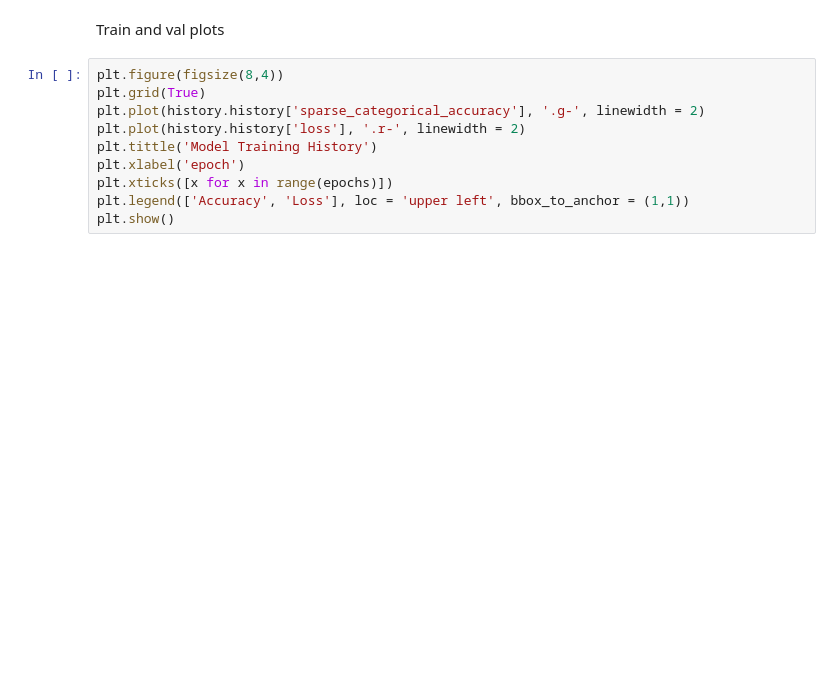
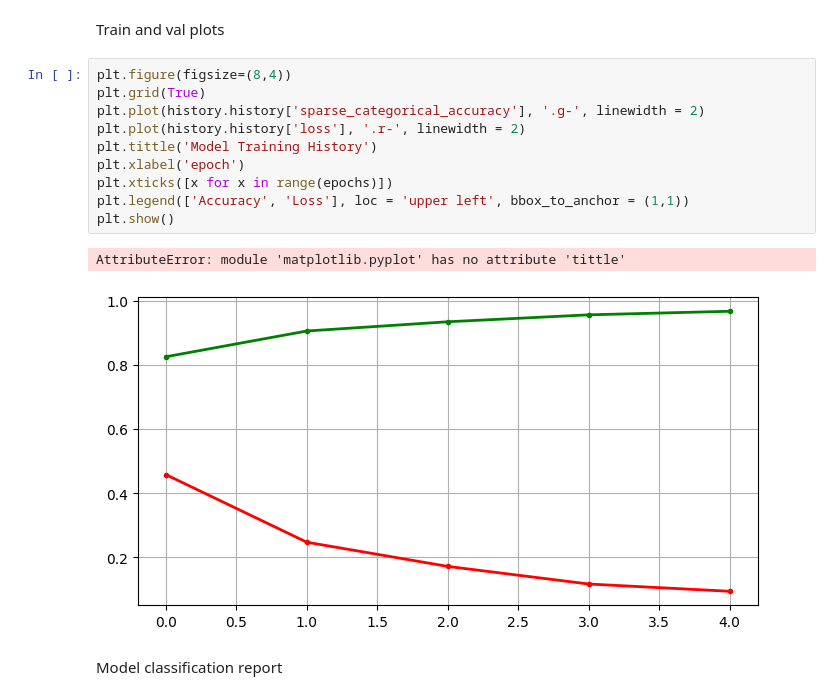
Before and after one commit to Tusharchauhan1302/Brain_Tumor_Detection, a Jupyter notebook: Brain.ipynb, the cells around one changed output. Cells and saved outputs as stored; diff of their text form; blank space fills up the shorter version.

```diff
--- a/Brain.ipynb
+++ b/Brain.ipynb
@@ -164,12 +166,17 @@ Epoch 5/5
 # %% [markdown]
 Train and val plots
 # %%
-plt.figure(figsize(8,4))
+plt.figure(figsize=(8,4))
 plt.grid(True)
 plt.plot(history.history['sparse_categorical_accuracy'], '.g-', linewidth = 2)
 plt.plot(history.history['loss'], '.r-', linewidth = 2)
 plt.tittle('Model Training History')
 plt.xlabel('epoch')
 plt.xticks([x for x in range(epochs)])
 plt.legend(['Accuracy', 'Loss'], loc = 'upper left', bbox_to_anchor = (1,1))
 plt.show()
+# %% [output]
+AttributeError: module 'matplotlib.pyplot' has no attribute 'tittle'
+[figure, added]
+# %% [markdown]
+Model classification report
```
Also changed, not shown: parts of 6 cells of this notebook.
